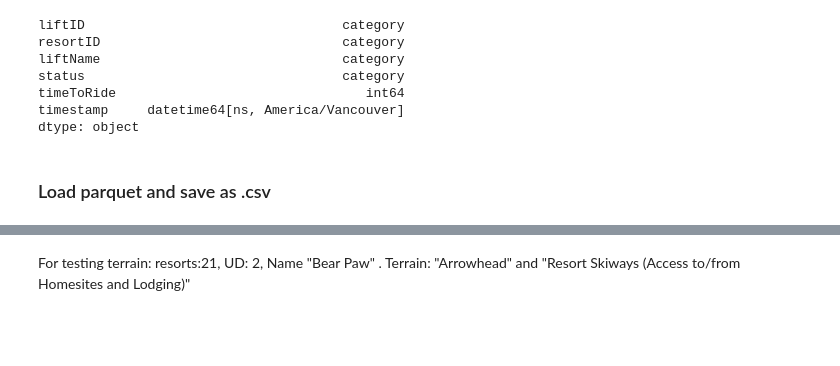
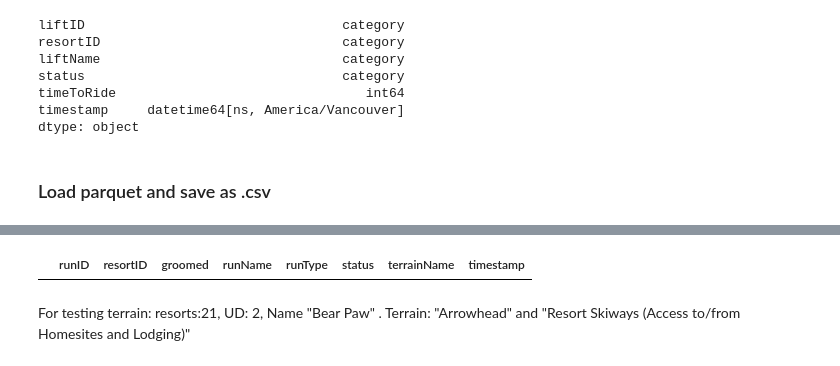
Before and after one commit to Pall-v/snowbot, a Jupyter notebook: notebooks/2.0-pv-process-json.ipynb, the cells around one changed output, grey strips where cells are left out. Drawn from its saved outputs; the diff is of its cells as text; code cells hidden in the pictures; blank space fills up the shorter version.

```diff
--- a/notebooks/2.0-pv-process-json.ipynb
+++ b/notebooks/2.0-pv-process-json.ipynb
@@ -916,7 +957,11 @@ with pd.option_context('display.max_rows', None, 'display.max_columns', None):
 # %%
 parq_df = parq_df[parq_df['timestamp'] > '2020-02-08']
 # %%
-parq_df_dup = parq_df[parq_df.duplicated(subset=['resortID', 'runID', 'runName'], keep=False)]
+parq_df_dup = parq_df[parq_df.duplicated(subset=['resortID', 'runID', 'runName', 'terrainName'], keep=False)]
+# %%
+parq_df_dup
+# %% [output]
+|  | runID | resortID | groomed | runName | runType | status | terrainName | timestamp |
 # %% [markdown]
 For testing terrain:
 resorts:21, UD: 2, Name "Bear Paw" . Terrain: "Arrowhead" and "Resort Skiways (Access to/from Homesites and Lodging)"
```
Also changed, not shown: parts of 6 cells of this notebook.
